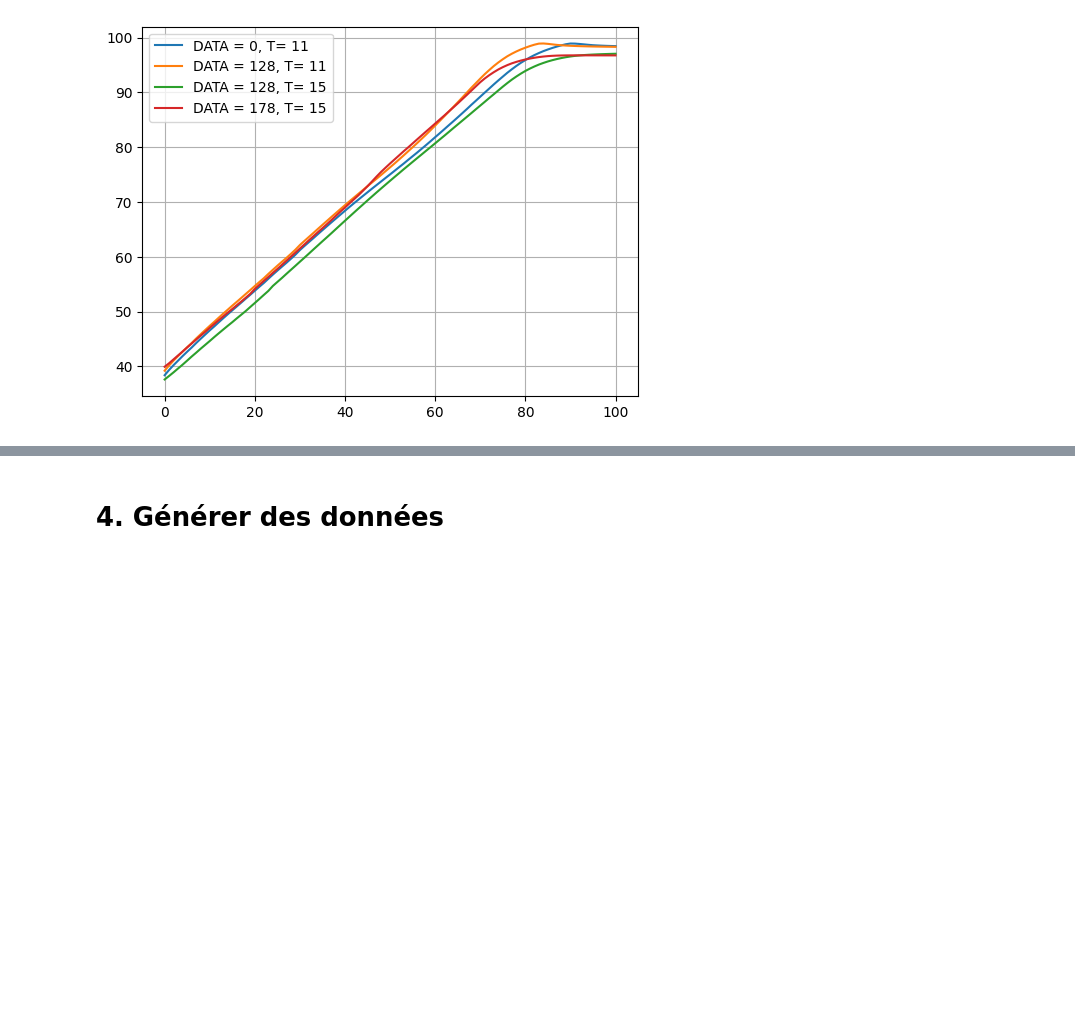
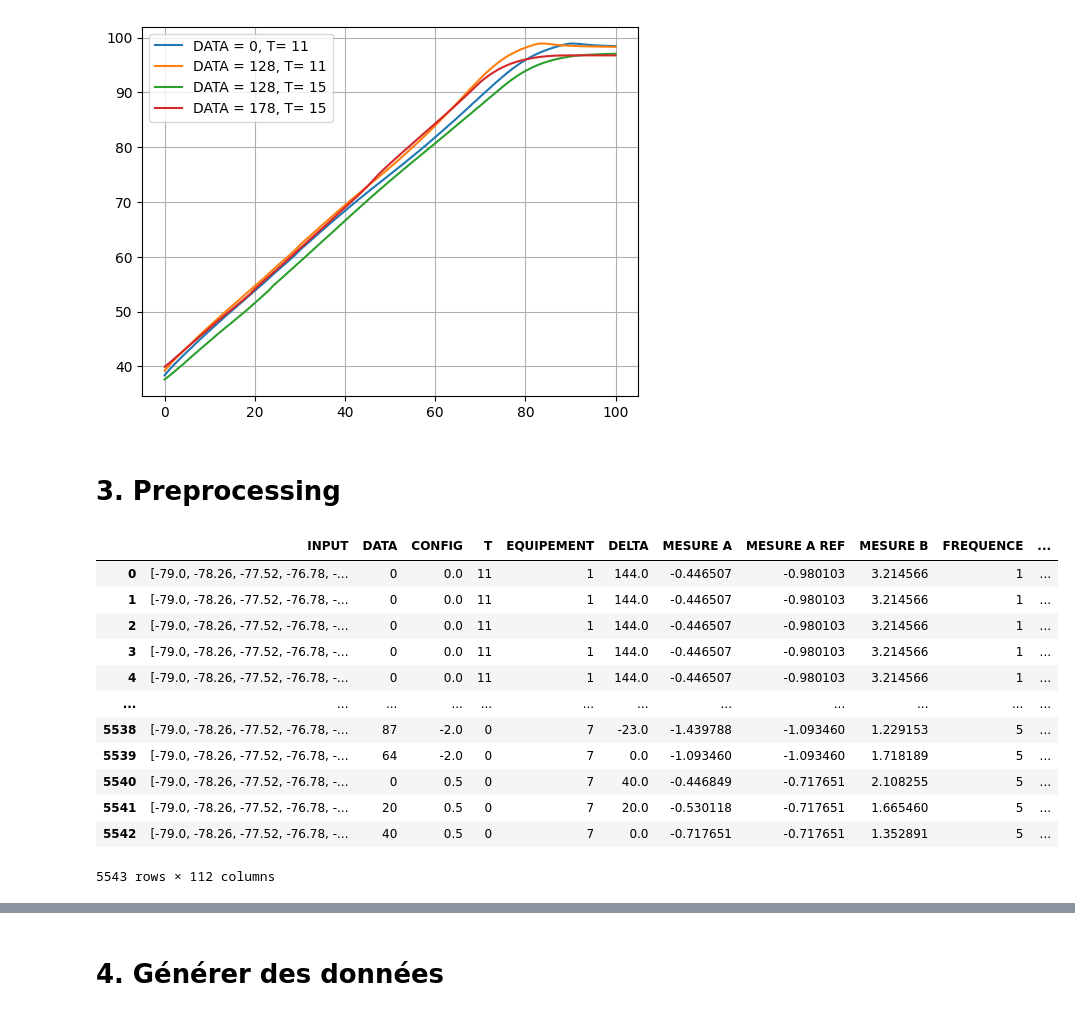
Before and after one commit to Anhquannnnnn/Data-Augmentation, a Jupyter notebook: TVAE.ipynb, the cells around one changed output, grey strips where cells are left out. Drawn from its saved outputs; the diff is of its cells as text; code cells hidden in the pictures; blank space fills up the shorter version.

Commit message:
preprocessing fixed

```diff
--- a/TVAE.ipynb
+++ b/TVAE.ipynb
@@ -177,3 +122,60 @@ plt.grid()
 display_output(data,[1,10,200,2000])
 # %% [output]
 [figure]
+# %% [markdown]
+# 3. Preprocessing
+# %%
+
+# Create preprocessor
+preprocessor = DataPreprocessor(
+        data = data,
+        categorical_features= cat_cols,
+        numerical_features=cat_cols,
+        scaling_method='standard',
+        categorical_encoding='onehot'
+    )
+
+    # Preprocess data
+#display(preprocessor.get_info())
+data['INPUT'] = data['INPUT'].apply(in_out_to_list)
+data['OUTPUT'] = data['OUTPUT'].apply(in_out_to_list)
+#num = preprocessor.fill_num(num_param)
+#preprocessed_data = preprocessor.fit_transform(data)
+
+#print("\nOriginal data shape:", data.shape)
+#print("Preprocessed data shape:", preprocessed_data.shape)
+#print("\nFeature names:", preprocessor.feature_names_out_)
+
+    # Inverse transform
+#reconstructed_data = preprocessor.inverse_transform(preprocessed_data)
+#print("\nReconstructed data sample:")
+#print(reconstructed_data.head())
+"""dict_output = {}
+len_list = len(data['OUTPUT'][0])
+n = len(data['INPUT'])
+for i in range(len_list):
+    list_j = []
+    for j in range(n):
+        list_j.append(data['OUTPUT'][j][i])
+    dict_output[f"out_{i}"] = list_j
+df_output = pd.DataFrame(dict_output)
+pca = PCA()"""
+display(df_output.isnull().sum())
+data = data.join(data['OUTPUT'].apply(pd.Series).add_prefix('OUTPUT_'))
+# %%
+cleaned_data = data.dropna().reset_index(drop=True)
+cleaned_data
+# %% [output]
+|  | INPUT | DATA | CONFIG | T | EQUIPEMENT | DELTA | MESURE A | MESURE A REF | MESURE B | FREQUENCE | ... |
+| 0 | [-79.0, -78.26, -77.52, -76.78, -... | 0 | 0.0 | 11 | 1 | 144.0 | -0.446507 | -0.980103 | 3.214566 | 1 | ... |
+| 1 | [-79.0, -78.26, -77.52, -76.78, -... | 0 | 0.0 | 11 | 1 | 144.0 | -0.446507 | -0.980103 | 3.214566 | 1 | ... |
+| 2 | [-79.0, -78.26, -77.52, -76.78, -... | 0 | 0.0 | 11 | 1 | 144.0 | -0.446507 | -0.980103 | 3.214566 | 1 | ... |
+| 3 | [-79.0, -78.26, -77.52, -76.78, -... | 0 | 0.0 | 11 | 1 | 144.0 | -0.446507 | -0.980103 | 3.214566 | 1 | ... |
+| 4 | [-79.0, -78.26, -77.52, -76.78, -... | 0 | 0.0 | 11 | 1 | 144.0 | -0.446507 | -0.980103 | 3.214566 | 1 | ... |
+| ... | ... | ... | ... | ... | ... | ... | ... | ... | ... | ... | ... |
+| 5538 | [-79.0, -78.26, -77.52, -76.78, -... | 87 | -2.0 | 0 | 7 | -23.0 | -1.439788 | -1.093460 | 1.229153 | 5 | ... |
+| 5539 | [-79.0, -78.26, -77.52, -76.78, -... | 64 | -2.0 | 0 | 7 | 0.0 | -1.093460 | -1.093460 | 1.718189 | 5 | ... |
+| 5540 | [-79.0, -78.26, -77.52, -76.78, -... | 0 | 0.5 | 0 | 7 | 40.0 | -0.446849 | -0.717651 | 2.108255 | 5 | ... |
+| 5541 | [-79.0, -78.26, -77.52, -76.78, -... | 20 | 0.5 | 0 | 7 | 20.0 | -0.530118 | -0.717651 | 1.665460 | 5 | ... |
+| 5542 | [-79.0, -78.26, -77.52, -76.78, -... | 40 | 0.5 | 0 | 7 | 0.0 | -0.717651 | -0.717651 | 1.352891 | 5 | ... |
+5543 rows × 112 columns
```
Also changed, not shown: parts of 10 cells of this notebook, 2 other files.
